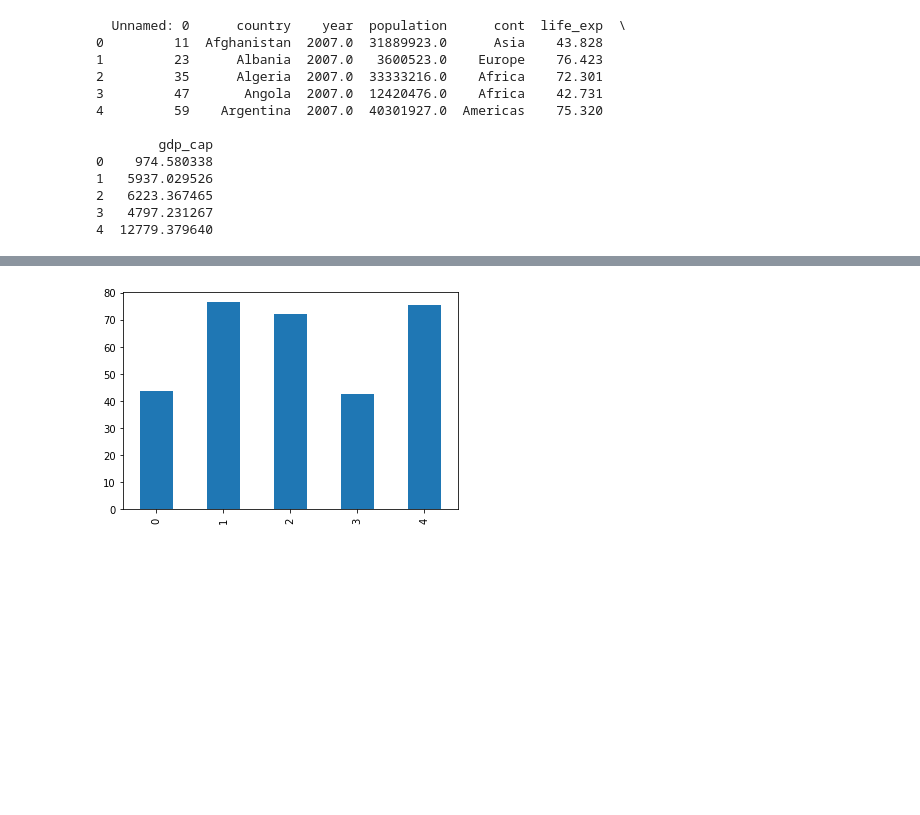
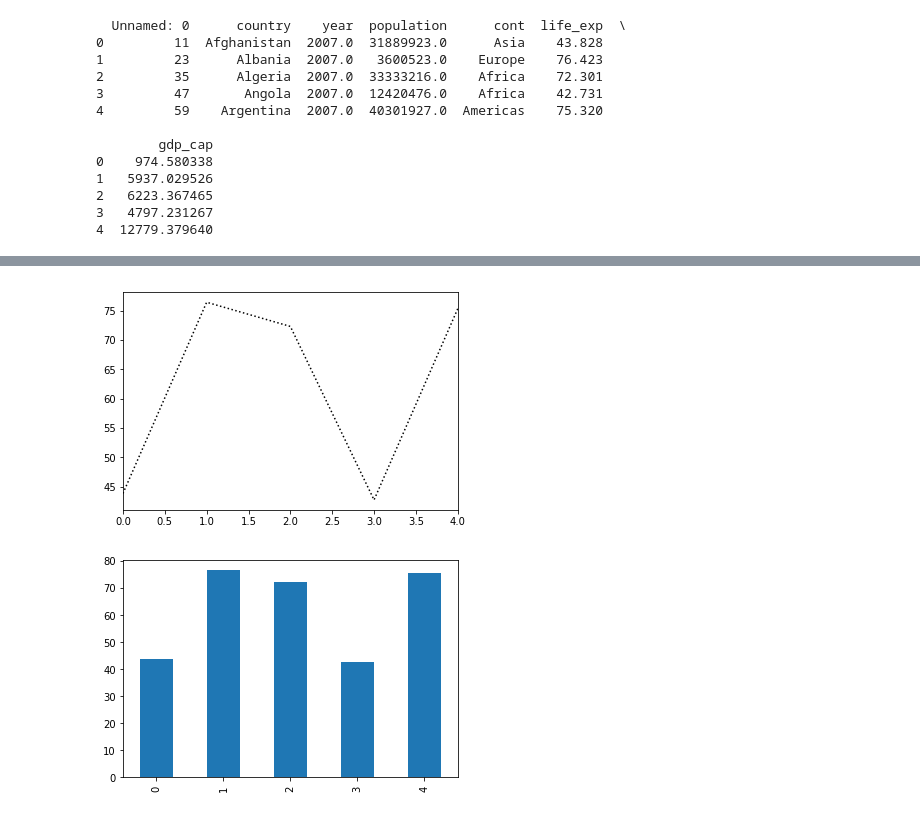
Before and after one commit to tmPolla/python, a Jupyter notebook: SketchBook/Matplotlib.ipynb, the cells around one changed output, grey strips where cells are left out. Drawn from its saved outputs; the diff is of its cells as text; code cells hidden in the pictures; blank space fills up the shorter version.

```diff
--- a/SketchBook/Matplotlib.ipynb
+++ b/SketchBook/Matplotlib.ipynb
@@ -33,3 +50,8 @@ country = data_df["country"]
+# %%
+data_df["life_exp"].head().plot(style='k:')
+plt.show()
+# %% [output]
+[figure, added]
 # %%
 # bar chart
 # %%
```
Also changed, not shown: parts of 4 cells of this notebook.
